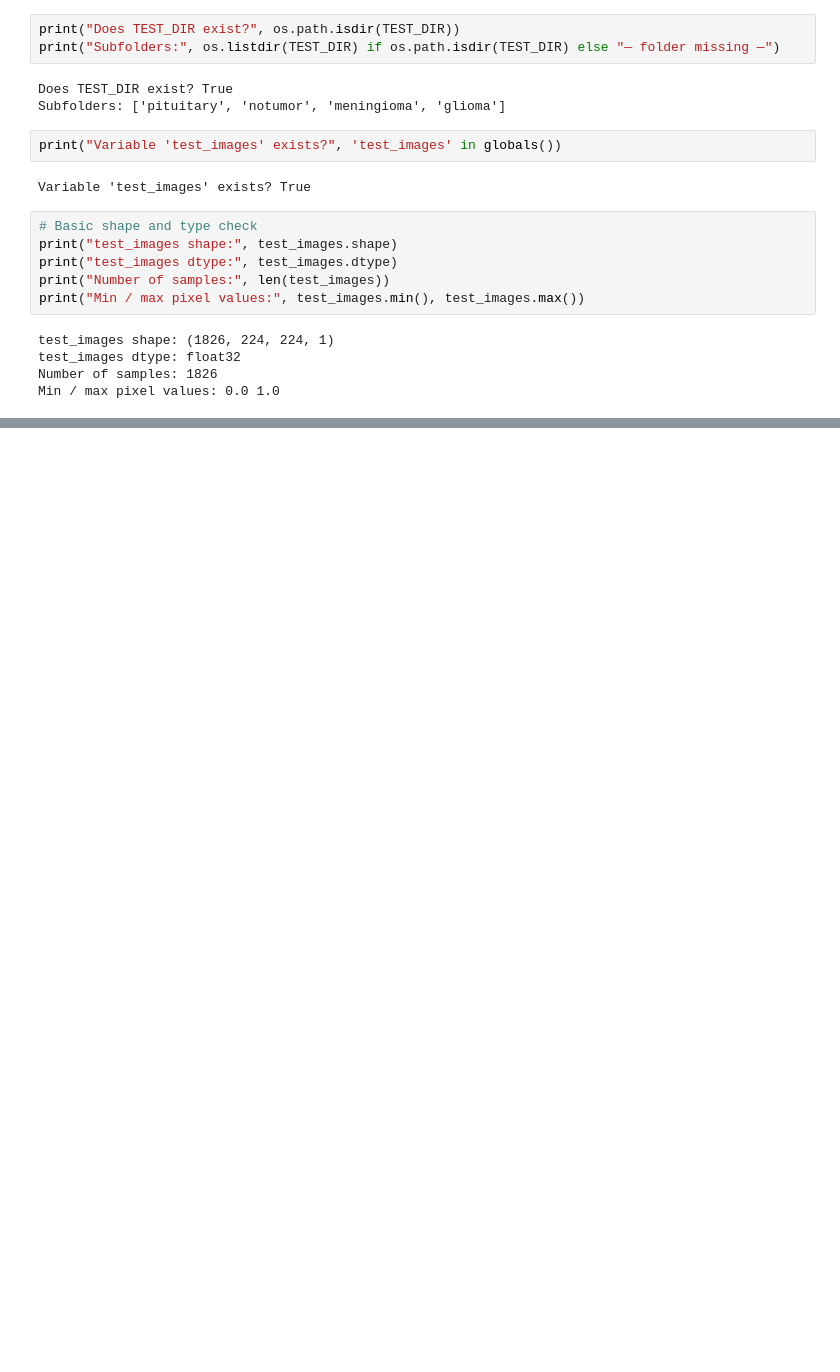
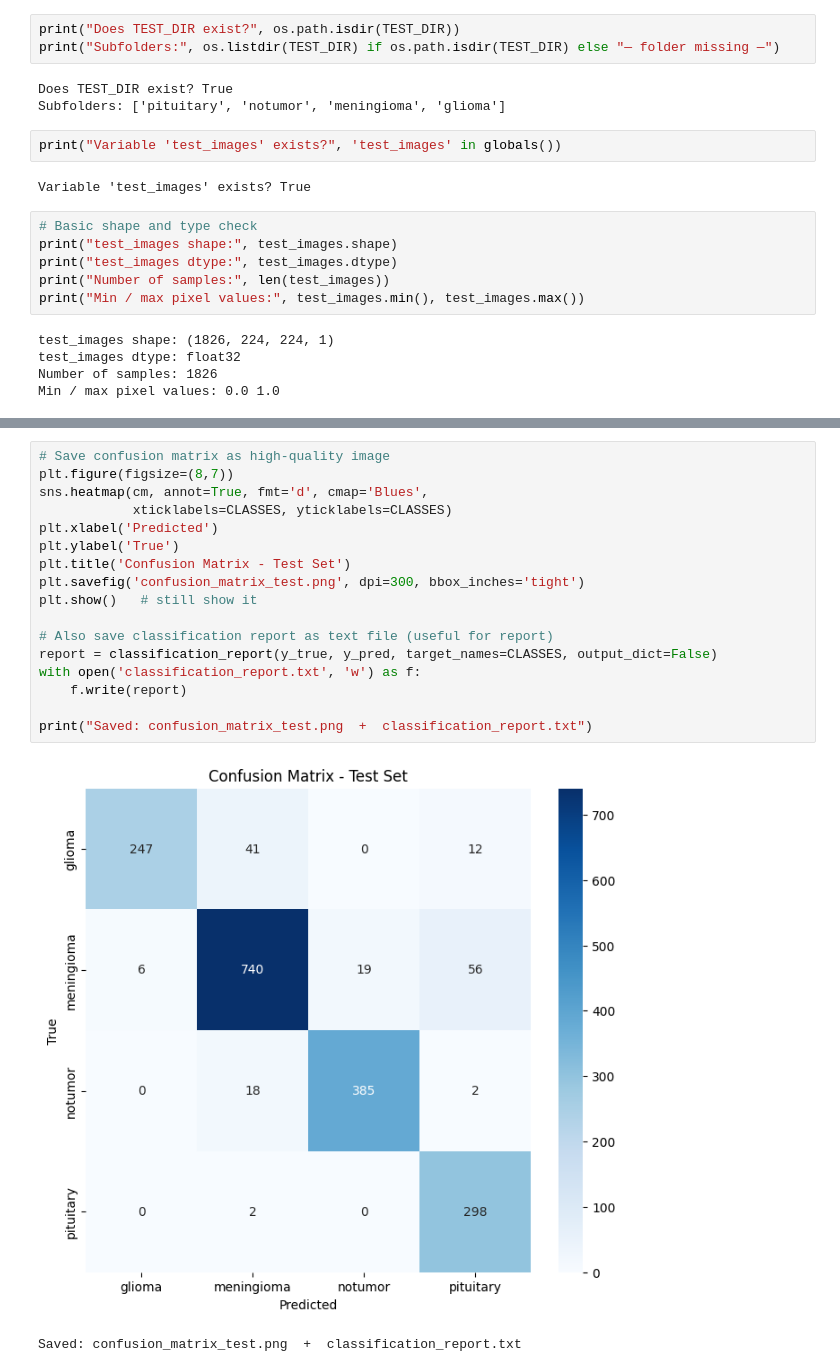
Before and after one commit to specM7/DSGP_Group_33_Brain_Tumor_Predictor, a Jupyter notebook: Meningioma_Adrian_24254829 (model 2).ipynb, the cells around one changed output, grey strips where cells are left out. Cells and saved outputs as stored; diff of their text form; blank space fills up the shorter version.

```diff
--- a/Meningioma_Adrian_24254829 (model 2).ipynb
+++ b/Meningioma_Adrian_24254829 (model 2).ipynb
@@ -513,0 +549,20 @@ Dummy forward pass completed → model is now ready for Grad-CAM
+# %%
+# Save confusion matrix as high-quality image
+plt.figure(figsize=(8,7))
+sns.heatmap(cm, annot=True, fmt='d', cmap='Blues',
+            xticklabels=CLASSES, yticklabels=CLASSES)
+plt.xlabel('Predicted')
+plt.ylabel('True')
+plt.title('Confusion Matrix - Test Set')
+plt.savefig('confusion_matrix_test.png', dpi=300, bbox_inches='tight')
+plt.show()   # still show it
+
+# Also save classification report as text file (useful for report)
+report = classification_report(y_true, y_pred, target_names=CLASSES, output_dict=False)
+with open('classification_report.txt', 'w') as f:
+    f.write(report)
+
+print("Saved: confusion_matrix_test.png  +  classification_report.txt")
+# %% [output]
+[figure, added]
+Saved: confusion_matrix_test.png  +  classification_report.txt
```
Also changed, not shown: parts of 10 cells of this notebook.
